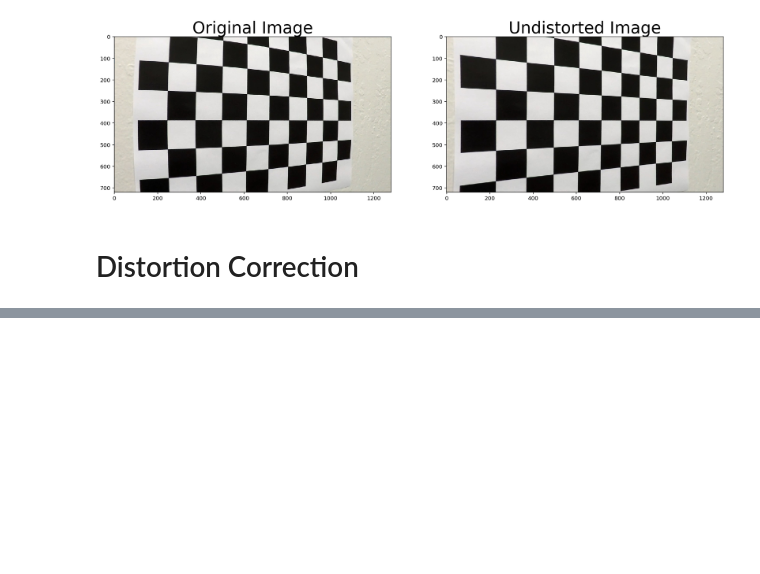
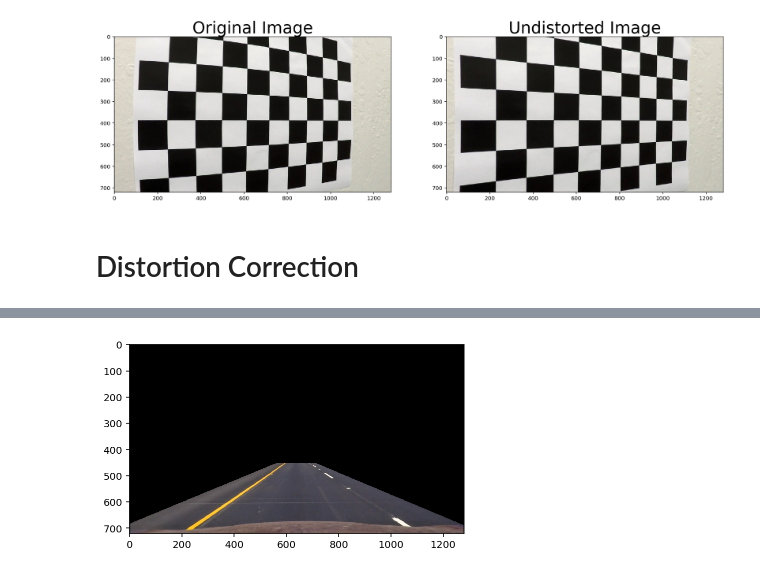
Before and after one commit to falangjoe/self-driving, a Jupyter notebook: CarND-Advanced-Lane-Lines/AdvancedLaneLines.ipynb, the cells around one changed output, grey strips where cells are left out. Cells and saved outputs as stored; diff of their text form; code cells hidden in the pictures; blank space fills up the shorter version.

```diff
--- a/CarND-Advanced-Lane-Lines/AdvancedLaneLines.ipynb
+++ b/CarND-Advanced-Lane-Lines/AdvancedLaneLines.ipynb
@@ -40,10 +40,8 @@ def calibrate_camera():
 
 cameraMatrix, distortionCoefficients = calibrate_camera()
 
-def undistort(file):
+def undistort(image):
 
-    image = cv2.imread(file)
-    image = cv2.cvtColor(image, cv2.COLOR_BGR2RGB)
     dst = cv2.undistort(
         image,
         cameraMatrix,
@@ -59,7 +57,7 @@ def test_undistort(file):
     img = cv2.imread(file)
     img = cv2.cvtColor(img, cv2.COLOR_BGR2RGB)
 
-    dst = undistort(file)
+    dst = undistort(img)
 
     f, (ax1, ax2) = plt.subplots(1, 2, figsize=(20,10))
     ax1.imshow(img)
@@ -114,0 +73,53 @@ plt.imshow(img)
+# %%
+def perspective_transforms():
+
+    src = np.float32([
+        [592,450], #top_left
+        [686,450], #top_right
+        [1074,693], #bottom_right
+        [231,693] #bottom_left
+        ])
+
+    dst = np.float32([
+        [250,0], #top_left
+        [1080,0], #top_right
+        [1070,678], #bottom_right
+        [250,678] #bottom_left
+        ])
+
+    M = cv2.getPerspectiveTransform(src, dst)
+    Minv = cv2.getPerspectiveTransform(dst, src)
+
+    return M, Minv
+
+M,Minv = perspective_transforms()
+
+def transform(image):
+    result = cv2.warpPerspective(image, M, (image.shape[1], image.shape[0]), flags=cv2.INTER_LINEAR)
+    return result
+
+def reverse(image):
+    result = cv2.warpPerspective(image, Minv, (image.shape[1], image.shape[0]), flags=cv2.INTER_LINEAR)
+    return result
+
+
+def test_transform():
+
+    img = cv2.imread('test_images/straight_lines1.jpg')
+    img = cv2.cvtColor(img, cv2.COLOR_BGR2RGB)
+    img = undistort(img)
+
+    warped = transform(img)
+    plt.imshow(reverse(warped))
+
+
+test_transform()
+
+#pts = np.array(src, np.int32)
+#pts = pts.reshape((-1,1,2))
+#cv2.polylines(undistorted,[pts],True,(255,0,0), thickness = 1)
+#for corner in src:
+#    cv2.circle(img, (corner[0],corner[1]),1, (255, 0, 0), 5)
+#
+# %% [output]
+[figure, added]
```
Also changed, not shown: parts of 1 cell of this notebook, 2 other files.
